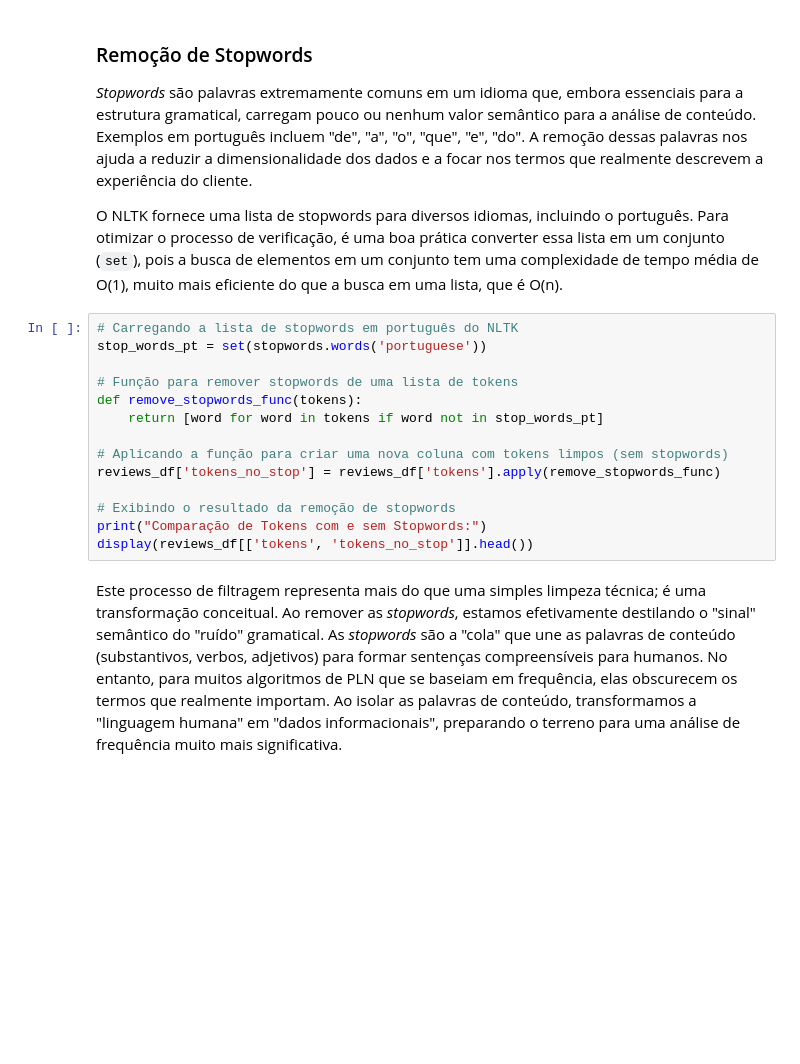
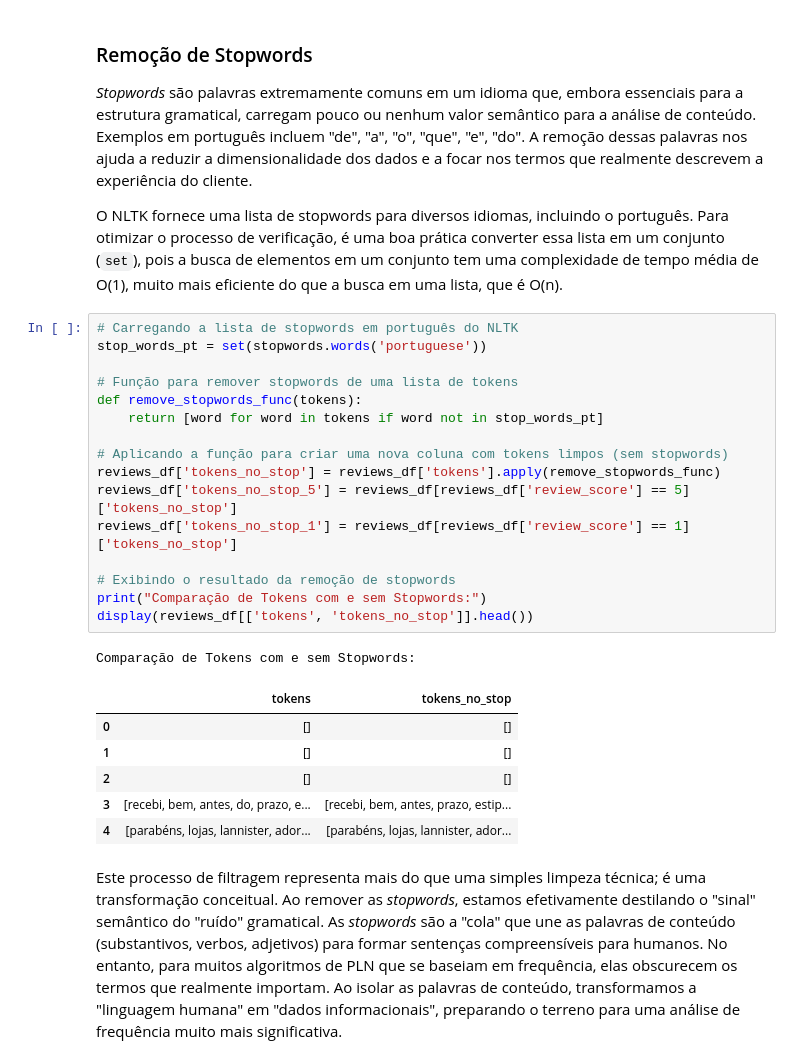
Before and after one commit to MVP-Willian/Ci-ncia_de_dados, a Jupyter notebook: Ciências de Dados/Notebooks/08 - EDA com texto.ipynb, the cells around one changed output. Cells and saved outputs as stored; diff of their text form; blank space fills up the shorter version.

```diff
--- a/Ciências de Dados/Notebooks/08 - EDA com texto.ipynb
+++ b/Ciências de Dados/Notebooks/08 - EDA com texto.ipynb
@@ -266,17 +269,27 @@ O NLTK fornece uma lista de stopwords para diversos idiomas, incluindo o portugu
 # %%
 # Carregando a lista de stopwords em português do NLTK
 stop_words_pt = set(stopwords.words('portuguese'))
 
 # Função para remover stopwords de uma lista de tokens
 def remove_stopwords_func(tokens):
     return [word for word in tokens if word not in stop_words_pt]
 
 # Aplicando a função para criar uma nova coluna com tokens limpos (sem stopwords)
 reviews_df['tokens_no_stop'] = reviews_df['tokens'].apply(remove_stopwords_func)
+reviews_df['tokens_no_stop_5'] = reviews_df[reviews_df['review_score'] == 5]['tokens_no_stop']
+reviews_df['tokens_no_stop_1'] = reviews_df[reviews_df['review_score'] == 1]['tokens_no_stop']
 
 # Exibindo o resultado da remoção de stopwords
 print("Comparação de Tokens com e sem Stopwords:")
 display(reviews_df[['tokens', 'tokens_no_stop']].head())
+# %% [output]
+Comparação de Tokens com e sem Stopwords:
+|  | tokens | tokens_no_stop |
+| 0 | [] | [] |
+| 1 | [] | [] |
+| 2 | [] | [] |
+| 3 | [recebi, bem, antes, do, prazo, e... | [recebi, bem, antes, prazo, estip... |
+| 4 | [parabéns, lojas, lannister, ador... | [parabéns, lojas, lannister, ador... |
 # %% [markdown]
 Este processo de filtragem representa mais do que uma simples limpeza técnica; é uma transformação conceitual. Ao remover as *stopwords*, estamos efetivamente destilando o "sinal" semântico do "ruído" gramatical. As *stopwords* são a "cola" que une as palavras de conteúdo (substantivos, verbos, adjetivos) para formar sentenças compreensíveis para humanos. No entanto, para muitos algoritmos de PLN que se baseiam em frequência, elas obscurecem os termos que realmente importam. Ao isolar as palavras de conteúdo, transformamos a "linguagem humana" em "dados informacionais", preparando o terreno para uma análise de frequência muito mais significativa.
 # %% [markdown]
```
Also changed, not shown: parts of 6 cells of this notebook.
